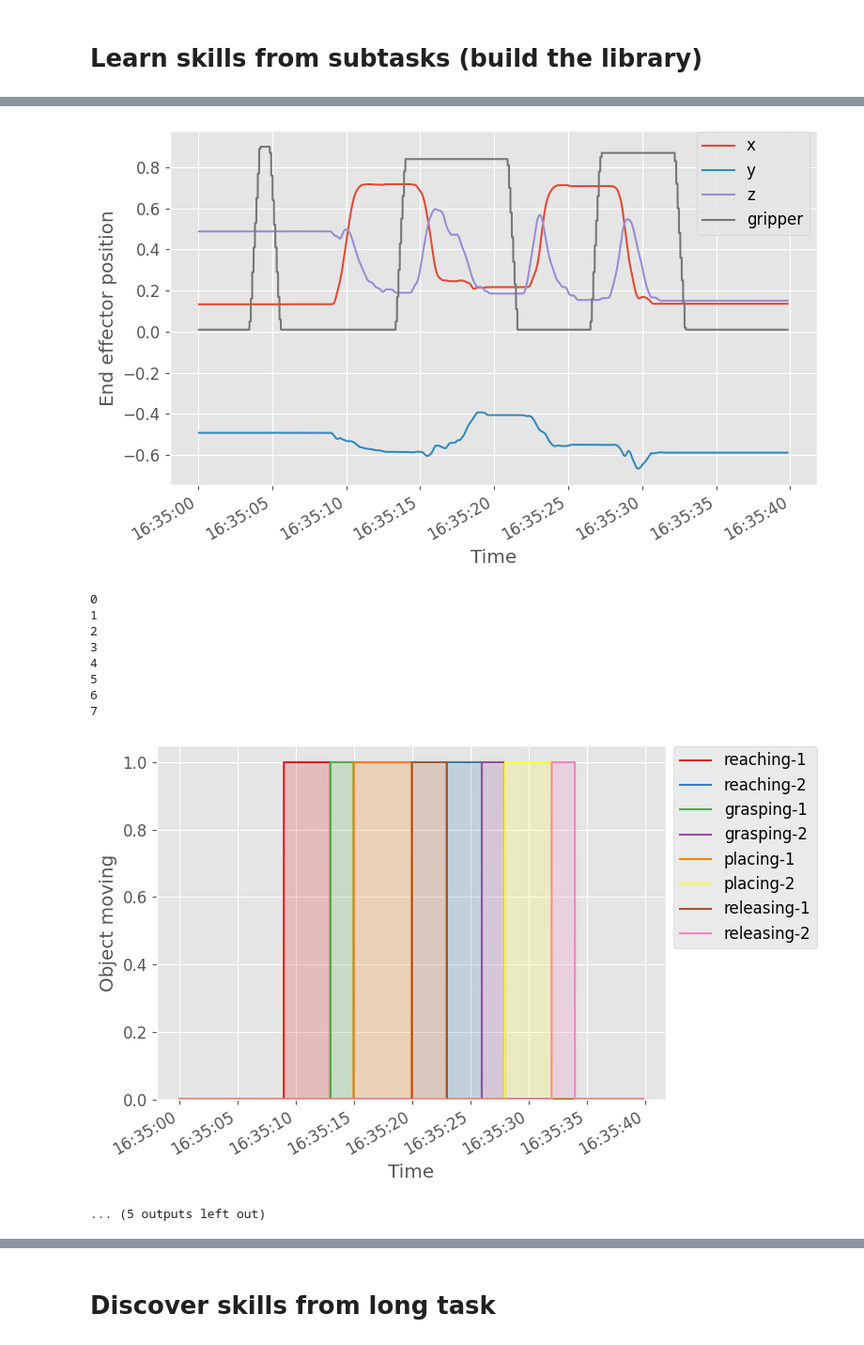
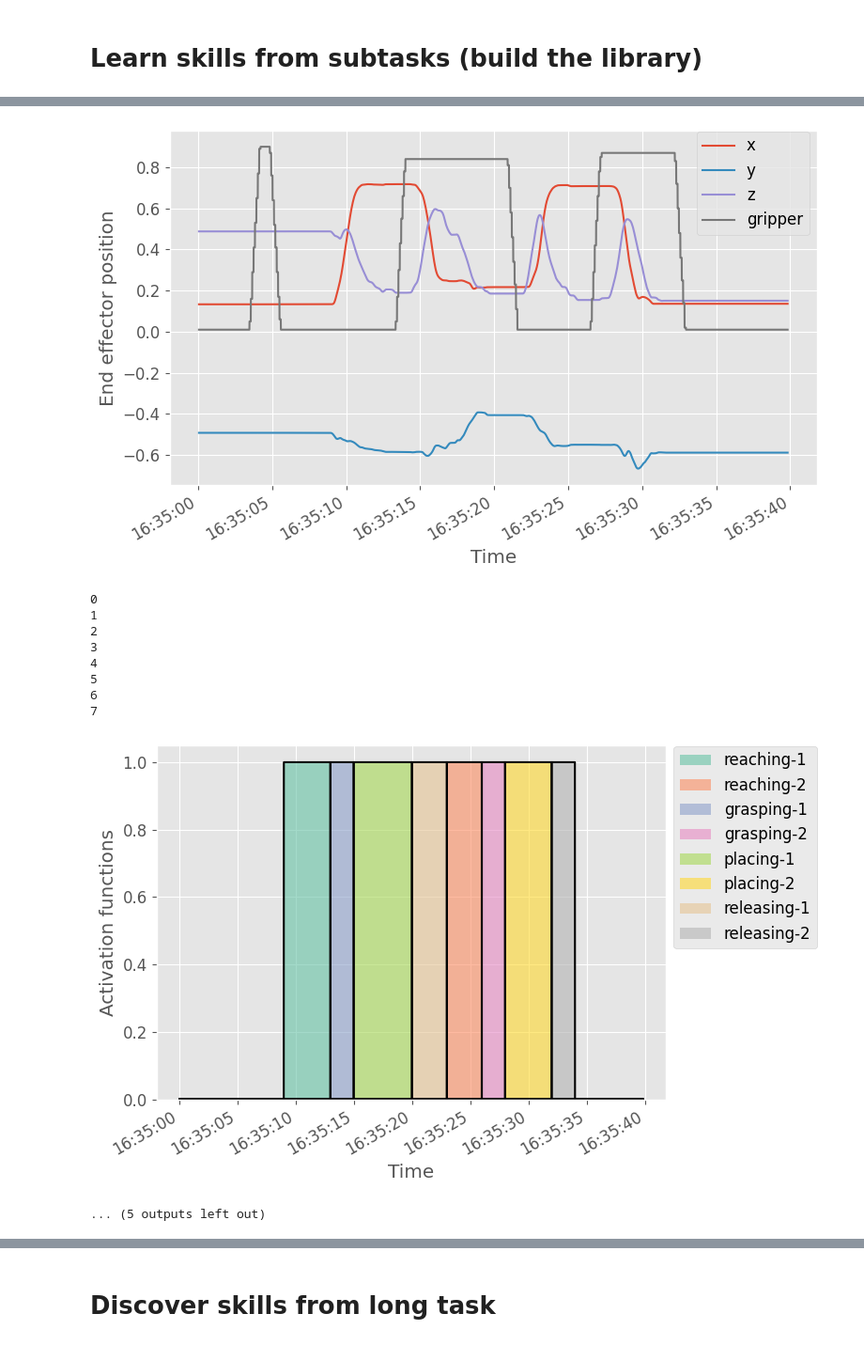
Before and after one commit to kir0ul/sdl, a Jupyter notebook: full-experiment.ipynb, the cells around one changed output, grey strips where cells are left out. Shown at 94% size. Saved outputs shown, nothing was run; the diff lists cells and outputs as text; code cells hidden in the pictures.

```diff
--- a/full-experiment.ipynb
+++ b/full-experiment.ipynb
@@ -82,25 +81,25 @@ def plot_xyzgrip(traj):
 # %%
 def plot_activation_func(traj, objects, obj_labels):
     with plt.style.context("ggplot_perso.mplstyle"):
-        cmap = mpl.colormaps.get("Set1").colors
+        cmap = mpl.colormaps.get("Set2").colors
         fig, ax = plt.subplots(figsize=(8, 5))
         for idx in range(objects.shape[1]):
             ax.plot(
                 traj.timestamp,
                 objects[:, idx],
-                label=obj_labels[idx],
-                color=cmap[idx],
-                linewidth=1.5,
+                # label=obj_labels[idx],
+                color="k",
+                # linewidth=1.5,
             )
         ax.stackplot(
             traj.timestamp,
             objects.T,
-            # labels=obj_labels,
-            alpha=0.2,
+            labels=obj_labels,
+            alpha=0.6,
             colors=cmap,
         )
         ax.set_xlabel("Time")
-        ax.set_ylabel("Object moving")
+        ax.set_ylabel("Activation functions")
         # ax.legend(loc="best")
         ax.legend(bbox_to_anchor=(1.0, 1.02))
         fig.autofmt_xdate()
@@ -328,7 +327,7 @@ def preprocessing(traj):
     return X_down_scaled, X
 # %%
 def cpd_segmentation(
-    gt_segm_dict, traj, X, X_down_scaled, resample_num, cpd_segm_penalty=5
+    gt_segm_dict, traj, X, X_down_scaled, resample_num, cpd_segm_penalty
 ):
     true_chg_pts_iso = []
     for idx, skill in enumerate(gt_segm_dict["segments"].values()):
@@ -390,11 +389,13 @@ def cpd_segmentation(
         plt.show()
 
     assert len(computed_chg_pts) == len(true_chg_pts_resampled), (
-        "CPD method didn't the right number of segments"
+        "CPD method didn't find the right number of segments"
+        f"\nTrue changepoint number: {len(true_chg_pts_resampled)}"
+        f"\nComputed changepoint number: {len(computed_chg_pts)}"
     )
     chg_pts_all = computed_chg_pts[:-1]
 
-    return chg_pts_all
+    return chg_pts_all, true_chg_pts
 # %%
 def resample_array(array, nb_points=256):
     ori_index = np.arange(array.shape[0])
@@ -441,6 +442,8 @@ def add2library(lib_path, chg_pts_all, traj, X, resample_num, similarity_thresho
     return skills_lib
 # %%
 filenums = [2, 4]  # Subtasks
+cpd_segm_penalty = 5
+
 for filenum in filenums:
     gt_segm_dict, video_file, hdf5_file = get_gtdict_filenames(
         ground_truth_segm_file=ground_truth_segm_file, filenum=filenum
@@ -457,7 +460,7 @@ for filenum in filenums:
     plot_segments(traj=traj, gt_segm_dict=gt_segm_dict, nsegments=nsegments)
     # labels = gt_segm_dict["segments"].keys()
     X_down_scaled, X = preprocessing(traj=traj)
-    chg_pts_all = cpd_segmentation(
+    chg_pts_all, true_chg_pts = cpd_segmentation(
         gt_segm_dict=gt_segm_dict,
         traj=traj,
         X=X,
@@ -511,16 +514,16 @@ Keys in `<HDF5 group "/Skill_10" (1 members)>` group:
  'synchro_ts': 0,
  'synchro_vid': 0,
  'video': 'set-table-1.MOV'}
 ['gripper_info', 'joint_state_info', 'transform_info', 'wrench_info']
 [figure]
 0
 1
 2
 3
 4
 5
 6
 7
-[figure, old version]
+[figure, new version]
 ... (5 outputs left out)
 # %%
```
Also changed, not shown: parts of 6 cells of this notebook, 1 other file.
